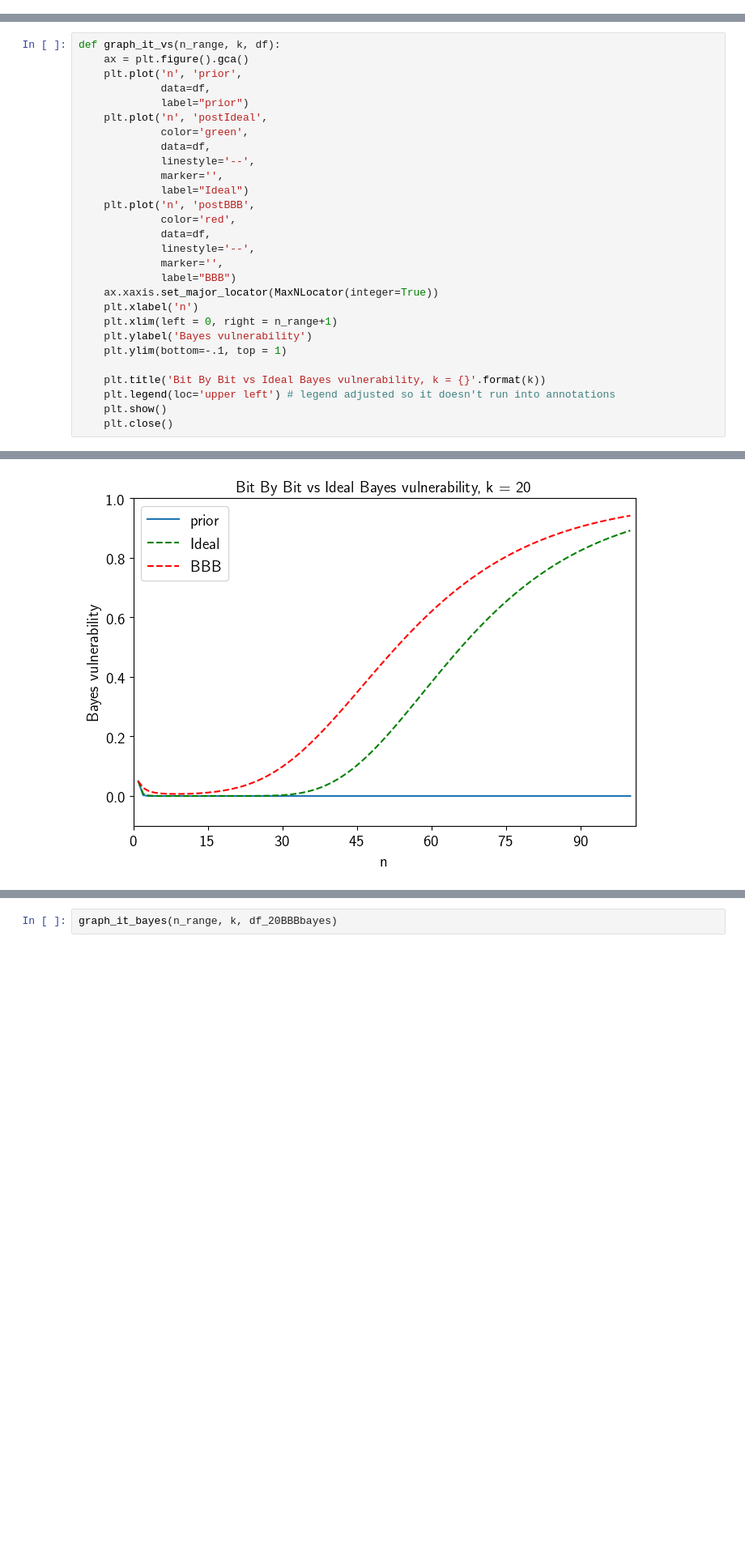
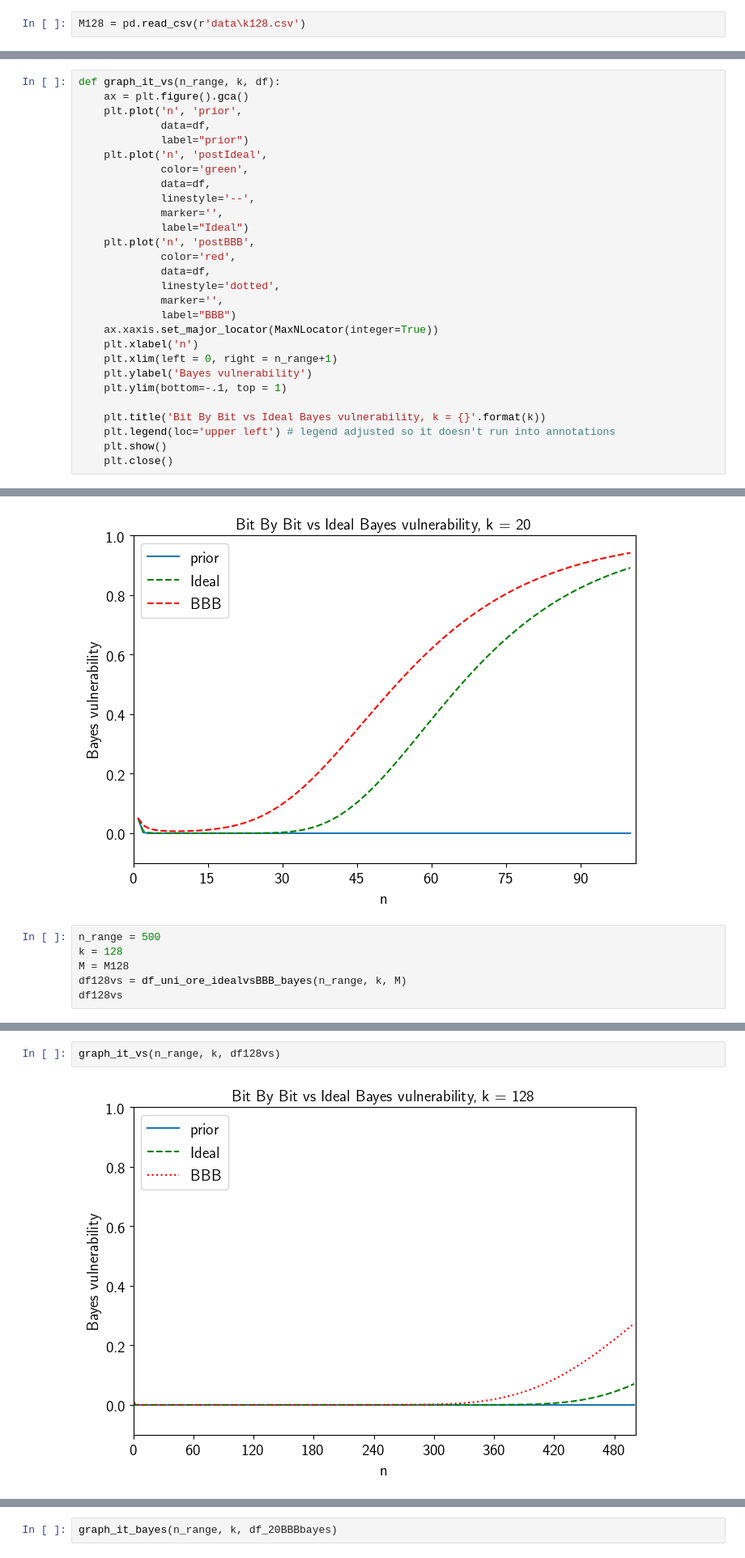
Before and after one commit to majk12/ore, a Jupyter notebook: ore_BbB_bayes.ipynb, the cells around one changed output, grey strips where cells are left out. Shown at 81% size. Saved outputs shown, nothing was run; the diff lists cells and outputs as text; blank space fills up the shorter version.

Commit message:
found val for k128. graphed vs ideal n500

```diff
--- a/ore_BbB_bayes.ipynb
+++ b/ore_BbB_bayes.ipynb
@@ -142,0 +292,2 @@ Row by row
+# %%
+M128 = pd.read_csv(r'data\k128.csv')
@@ -425,7 +586,7 @@ def graph_it_vs(n_range, k, df):
     plt.plot('n', 'postBBB',
              color='red',
              data=df,
-             linestyle='--',
+             linestyle='dotted',
              marker='',
              label="BBB")
     ax.xaxis.set_major_locator(MaxNLocator(integer=True))
@@ -475,3 +636,9 @@ df20n100vs
 graph_it_vs(n_range, k, df20n100vs)
 # %% [output]
 [figure]
+# %%
+n_range = 500
+k = 128
+M = M128
+df128vs = df_uni_ore_idealvsBBB_bayes(n_range, k, M)
+df128vs
@@ -478,3 +664,7 @@ graph_it_vs(n_range, k, df20n100vs)
+# %%
+graph_it_vs(n_range, k, df128vs)
+# %% [output]
+[figure, added]
 # %%
 def graph_it_bayes(n_range, k, df):
     ax = plt.figure().gca()
```
Also changed, not shown: parts of 12 cells of this notebook.
